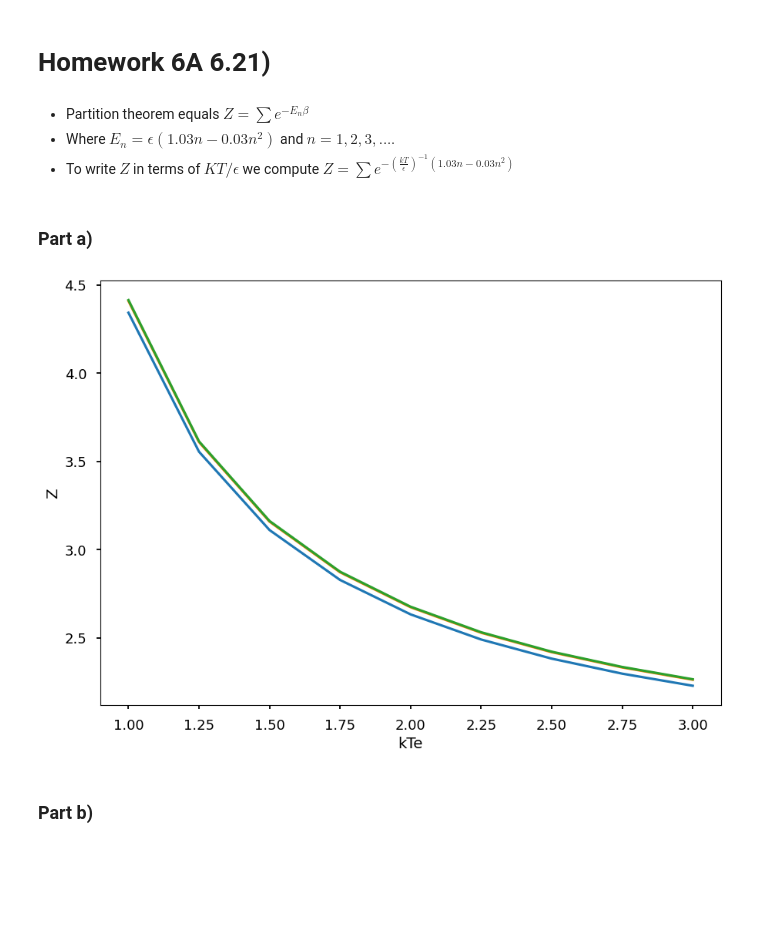
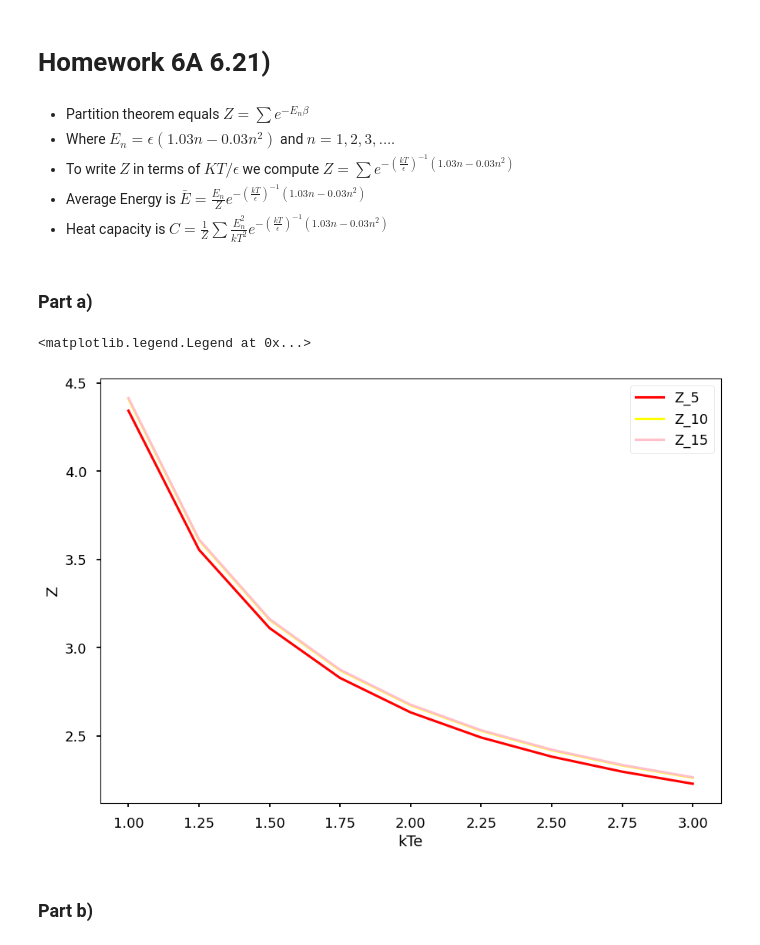
Before and after one commit to nyary-ben/Homework-6A, a Jupyter notebook: Untitled1.ipynb, the cells around one changed output. Saved outputs shown, nothing was run; the diff lists cells and outputs as text; code cells hidden in the pictures; blank space fills up the shorter version.

```diff
--- a/Untitled1.ipynb
+++ b/Untitled1.ipynb
@@ -23,6 +21,8 @@ Cloning repository from GitHub.
 $Z = \sum{e^{-E_{n}\beta}}$
 * Where $E_n = \epsilon(1.03n - 0.03n^2)$ and $n = 1, 2, 3, ...$.
 * To write $Z$ in terms of $KT/\epsilon$ we compute $Z=\sum e^{-(\frac{kT}{\epsilon})^{-1}(1.03n - 0.03n^2)}$
+* Average Energy is $\bar E= \frac{E_n}{Z} e^{-(\frac{kT}{\epsilon})^{-1}(1.03n - 0.03n^2)}$
+* Heat capacity is $C = \frac{1}{Z}\sum \frac{E_{n}^2}{kT^2} e^{-(\frac{kT}{\epsilon})^{-1}(1.03n - 0.03n^2)}$
 # %% [markdown]
 ### Part a)
 # %%
@@ -69,12 +69,14 @@ for kTe in kTe_vals:
   Z15.append(Z_15(kTe))
 # %%
 fig, ax = plt.subplots();
-ax.plot(kTe_vals, Z5,label = 'Z_5');
-ax.plot(kTe_vals, Z10,label='Z_10');
-ax.plot(kTe_vals, Z15,label='Z_15');
+ax.plot(kTe_vals, Z5,label='Z_5', color='red');
+ax.plot(kTe_vals, Z10,label='Z_10', color='yellow');
+ax.plot(kTe_vals, Z15,label='Z_15', color='pink');
 ax.set_xlabel("kTe");
 ax.set_ylabel("Z");
+ax.legend()
 # %% [output]
+<matplotlib.legend.Legend at 0x...>
-[figure, old version]
+[figure, new version]
 # %% [markdown]
 ### Part b)
```
Also changed, not shown: parts of 14 cells of this notebook.
